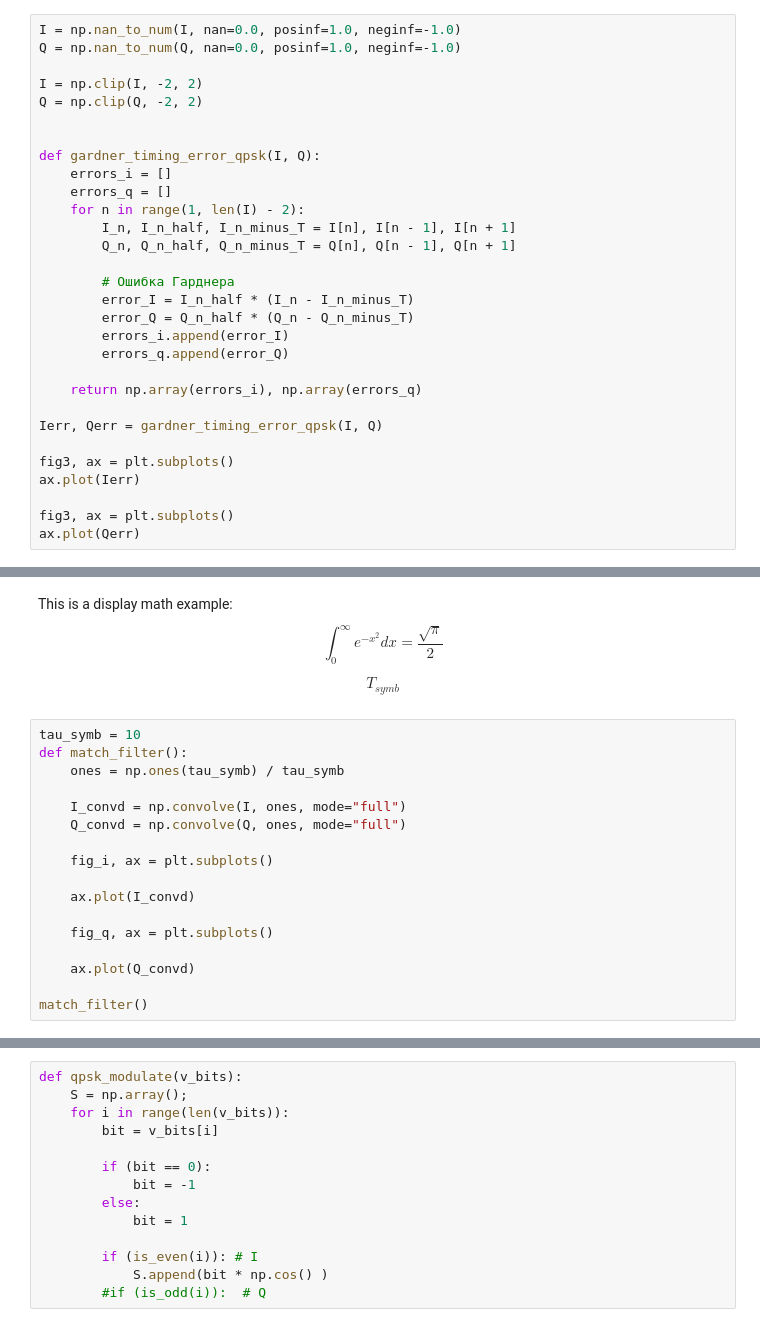
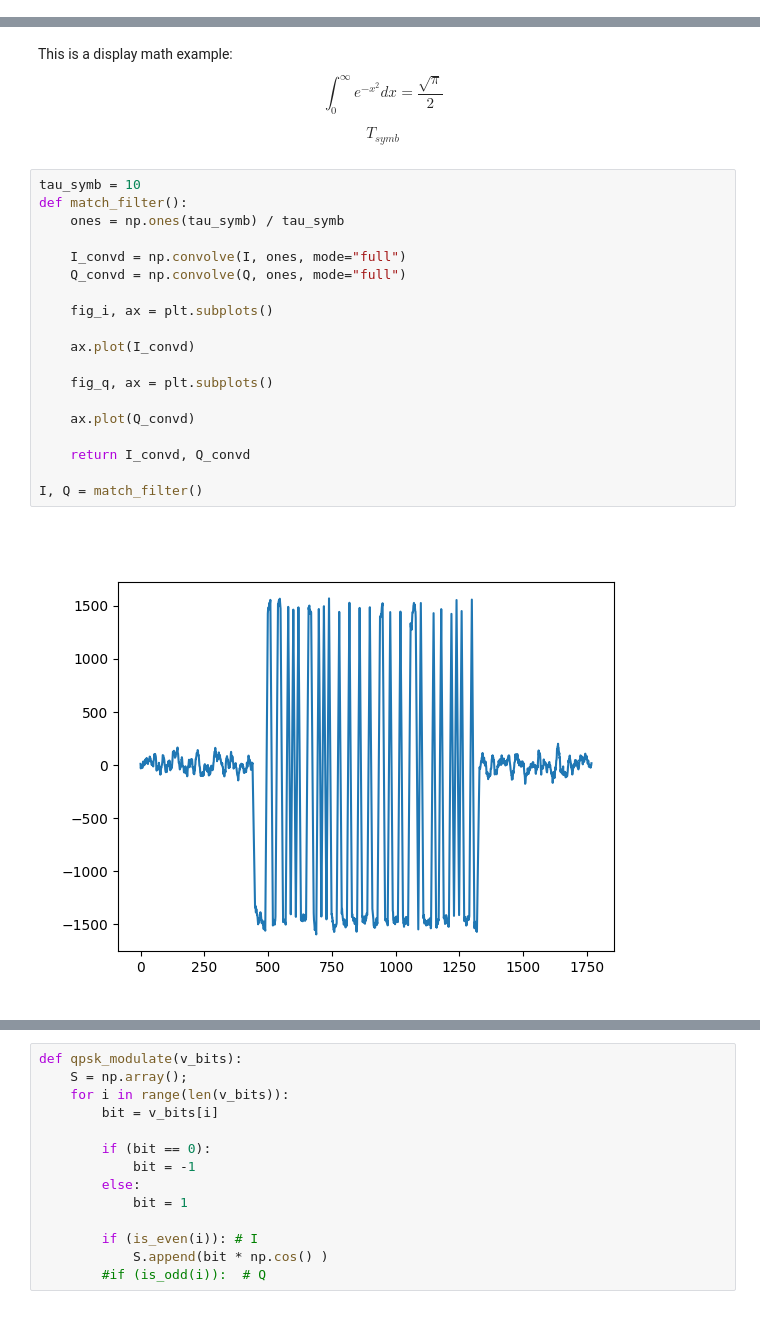
Before and after one commit to DmitriyMosk/sdr-dsp-playground, a Jupyter notebook: timing.ipynb, the cells around one changed output, grey strips where cells are left out. Saved outputs shown, nothing was run; the diff lists cells and outputs as text.

```diff
--- a/timing.ipynb
+++ b/timing.ipynb
@@ -65,30 +66,0 @@ i_q_visio()
-# %%
-I = np.nan_to_num(I, nan=0.0, posinf=1.0, neginf=-1.0)
-Q = np.nan_to_num(Q, nan=0.0, posinf=1.0, neginf=-1.0)
-
-I = np.clip(I, -2, 2)
-Q = np.clip(Q, -2, 2)
-
-
-def gardner_timing_error_qpsk(I, Q):
-    errors_i = []
-    errors_q = []
-    for n in range(1, len(I) - 2):
-        I_n, I_n_half, I_n_minus_T = I[n], I[n - 1], I[n + 1]
-        Q_n, Q_n_half, Q_n_minus_T = Q[n], Q[n - 1], Q[n + 1]
-
-        # Ошибка Гарднера
-        error_I = I_n_half * (I_n - I_n_minus_T)
-        error_Q = Q_n_half * (Q_n - Q_n_minus_T)
-        errors_i.append(error_I)
-        errors_q.append(error_Q)
-
-    return np.array(errors_i), np.array(errors_q)
-
-Ierr, Qerr = gardner_timing_error_qpsk(I, Q)
-
-fig3, ax = plt.subplots()
-ax.plot(Ierr)
-
-fig3, ax = plt.subplots()
-ax.plot(Qerr)
@@ -108,17 +76,21 @@ $$
 # %%
 tau_symb = 10
 def match_filter():
     ones = np.ones(tau_symb) / tau_symb
 
     I_convd = np.convolve(I, ones, mode="full")
     Q_convd = np.convolve(Q, ones, mode="full")
 
     fig_i, ax = plt.subplots()
 
     ax.plot(I_convd)
 
     fig_q, ax = plt.subplots()
 
     ax.plot(Q_convd)
 
-match_filter()
+    return I_convd, Q_convd
+
+I, Q = match_filter()
+# %% [output]
+[figure, added]
```
Also changed, not shown: parts of 8 cells of this notebook, 1 other file.
